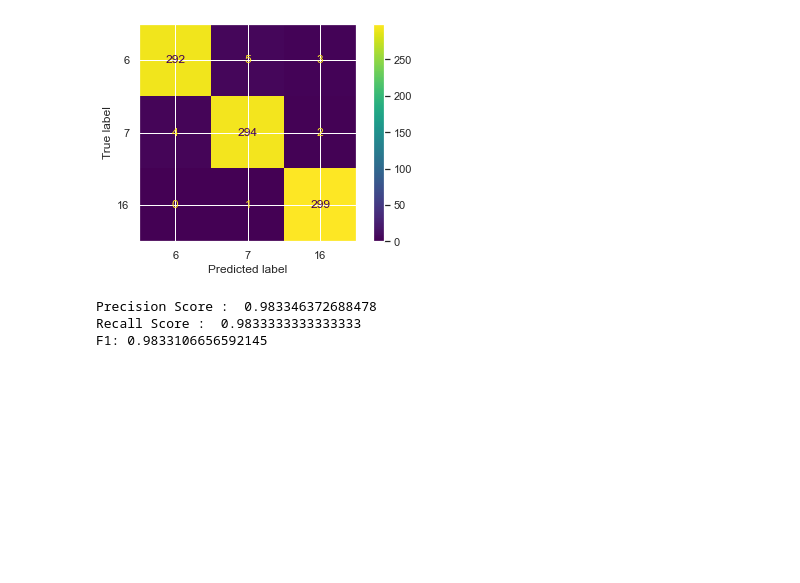
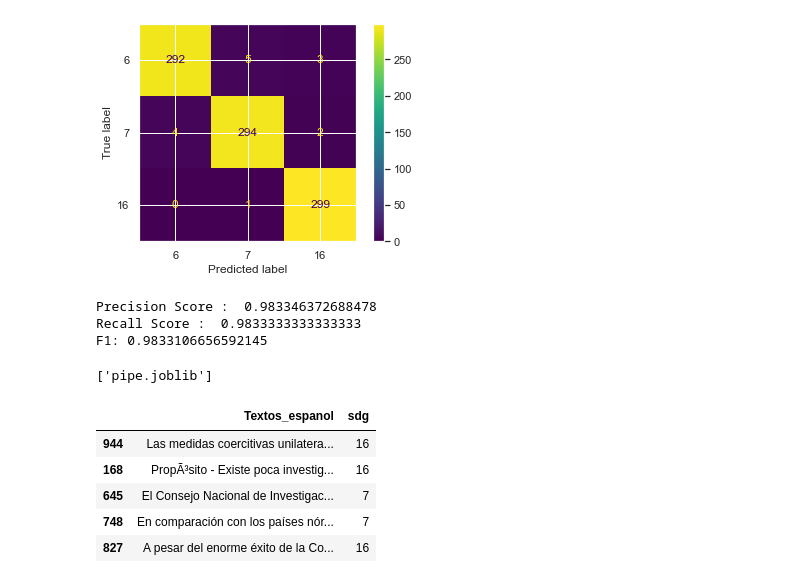
Before and after one commit to montejs3/ProyectoBI, a Jupyter notebook: modeloODS.ipynb, the cells around one changed output. Drawn from its saved outputs; the diff is of its cells as text; code cells hidden in the pictures; blank space fills up the shorter version.

```diff
--- a/modeloODS.ipynb
+++ b/modeloODS.ipynb
@@ -500,3 +493,23 @@ print("F1:", f1_score(y_test, y_test_search_predict,
 Precision Score :  0.983346372688478
 Recall Score :  0.9833333333333333
 F1: 0.9833106656592145
+# %%
+#export best model
+dump(search.best_estimator_, 'pipe.joblib')
+# %% [output]
+['pipe.joblib']
+# %%
+pipeline_loaded = load('pipe.joblib')
+# %%
+df_new = pd.read_excel("data/SinEtiquetatest_cat_6716.xlsx")
+# %%
+df_new['sdg'] = pipeline_loaded.predict(df_new["Textos_espanol"])
+# %%
+df_new.sample(5)
+# %% [output]
+|  | Textos_espanol | sdg |
+| 944 | Las medidas coercitivas unilatera... | 16 |
+| 168 | PropÃ³sito - Existe poca investig... | 16 |
+| 645 | El Consejo Nacional de Investigac... | 7 |
+| 748 | En comparación con los países nór... | 7 |
+| 827 | A pesar del enorme éxito de la Co... | 16 |
```
Also changed, not shown: parts of 6 cells of this notebook.
